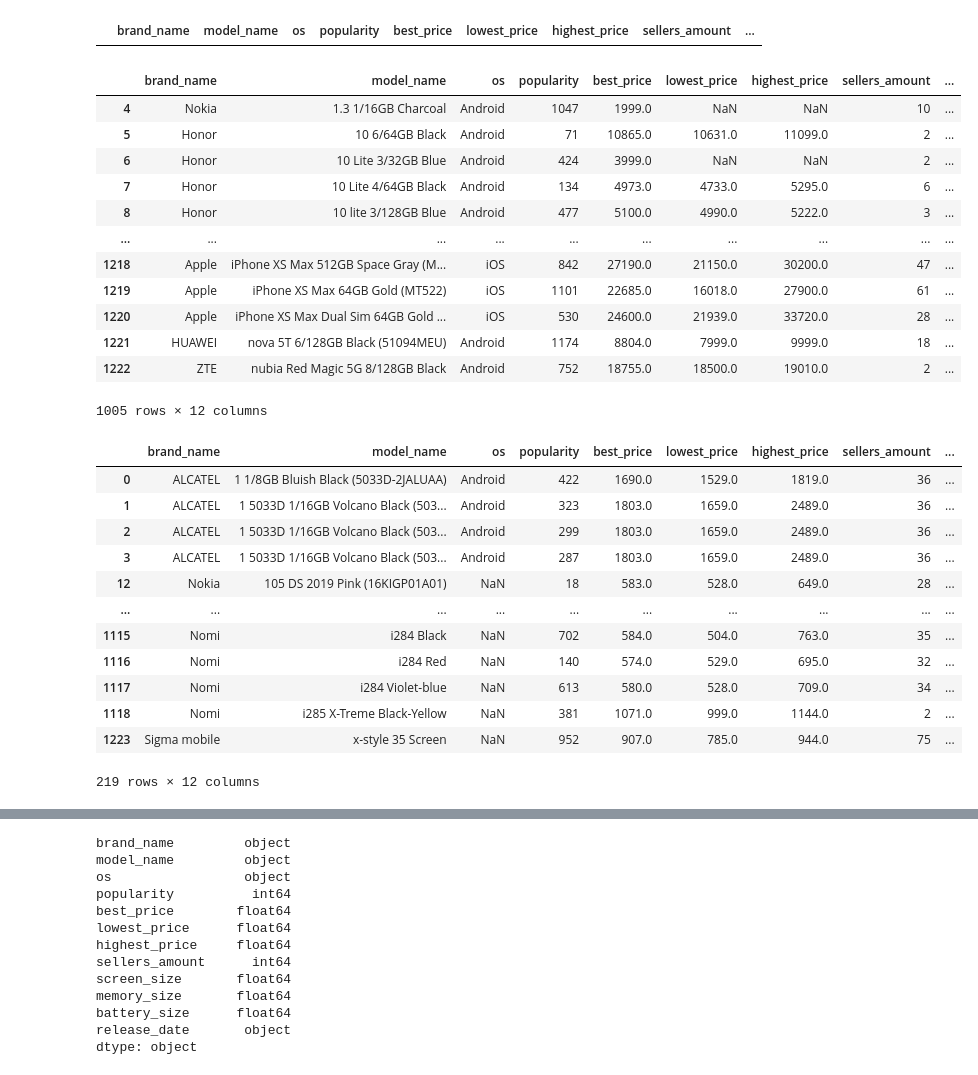
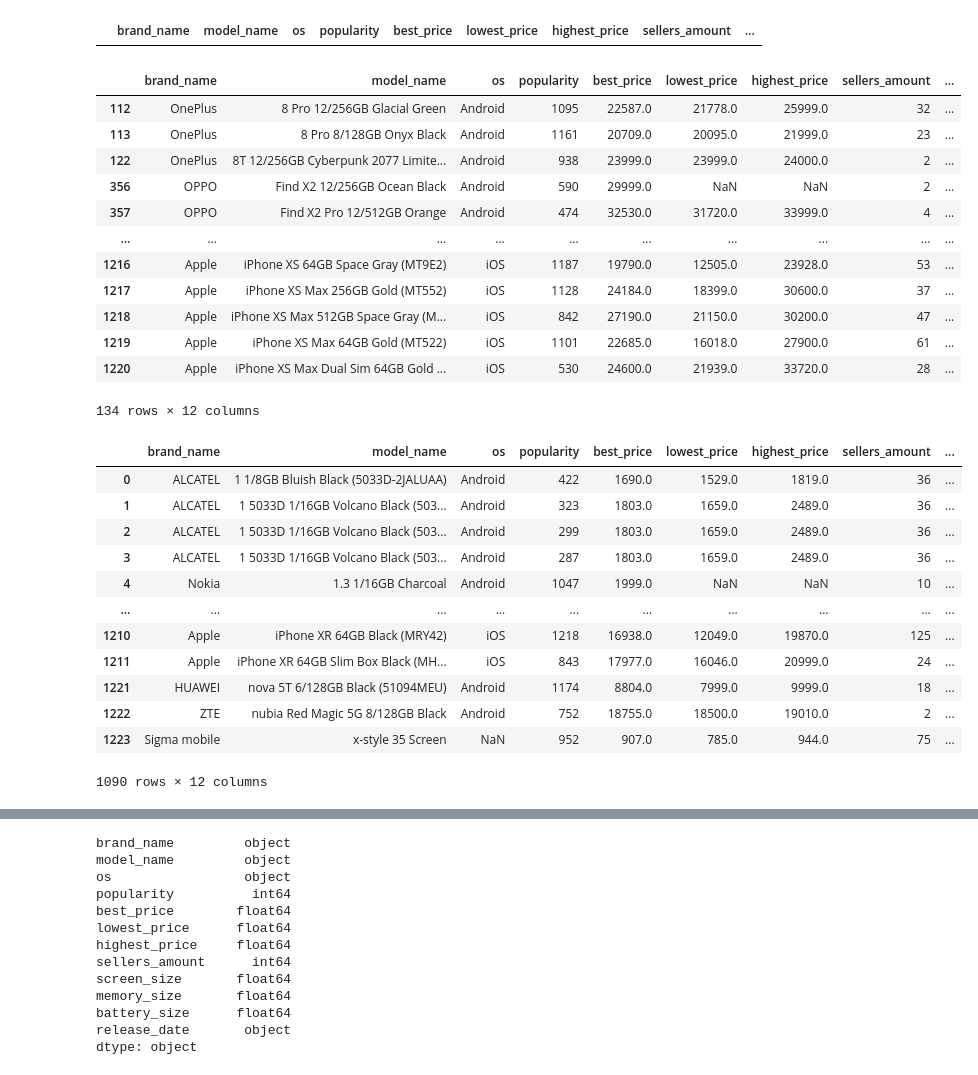
Before and after one commit to KhadijahMohamedAbd/Mobile_phones_Project, a Jupyter notebook: Mobile_Phones_Project.ipynb, the cells around one changed output, grey strips where cells are left out. Saved outputs shown, nothing was run; the diff lists cells and outputs as text; code cells hidden in the pictures.

```diff
--- a/Mobile_Phones_Project.ipynb
+++ b/Mobile_Phones_Project.ipynb
@@ -86,29 +86,29 @@ Pop_outlier
 # %%
 #best_price_Outliers
 best_price_Q1=df['best_price'].quantile(0.25)
 best_price_Q3=df['best_price'].quantile(0.75)
 best_price_IQR = best_price_Q3 - best_price_Q1
 best_price_upper = best_price_Q3 + best_price_IQR*1.5
 best_price_lower = best_price_Q1 - best_price_IQR*1.5
-best_price_outlier = df[(df['best_price']>Pop_upper)|(df['best_price']<Pop_lower)]
+best_price_outlier = df[(df['best_price']>best_price_upper)|(df['best_price']<best_price_lower)]
 best_price_outlier
 # %% [output]
 |  | brand_name | model_name | os | popularity | best_price | lowest_price | highest_price | sellers_amount | ... |
-| 4 | Nokia | 1.3 1/16GB Charcoal | Android | 1047 | 1999.0 | NaN | NaN | 10 | ... |
-| 5 | Honor | 10 6/64GB Black | Android | 71 | 10865.0 | 10631.0 | 11099.0 | 2 | ... |
-| 6 | Honor | 10 Lite 3/32GB Blue | Android | 424 | 3999.0 | NaN | NaN | 2 | ... |
-| 7 | Honor | 10 Lite 4/64GB Black | Android | 134 | 4973.0 | 4733.0 | 5295.0 | 6 | ... |
-| 8 | Honor | 10 lite 3/128GB Blue | Android | 477 | 5100.0 | 4990.0 | 5222.0 | 3 | ... |
+| 112 | OnePlus | 8 Pro 12/256GB Glacial Green | Android | 1095 | 22587.0 | 21778.0 | 25999.0 | 32 | ... |
+| 113 | OnePlus | 8 Pro 8/128GB Onyx Black | Android | 1161 | 20709.0 | 20095.0 | 21999.0 | 23 | ... |
+| 122 | OnePlus | 8T 12/256GB Cyberpunk 2077 Limite... | Android | 938 | 23999.0 | 23999.0 | 24000.0 | 2 | ... |
+| 356 | OPPO | Find X2 12/256GB Ocean Black | Android | 590 | 29999.0 | NaN | NaN | 2 | ... |
+| 357 | OPPO | Find X2 Pro 12/512GB Orange | Android | 474 | 32530.0 | 31720.0 | 33999.0 | 4 | ... |
 | ... | ... | ... | ... | ... | ... | ... | ... | ... | ... |
+| 1216 | Apple | iPhone XS 64GB Space Gray (MT9E2) | iOS | 1187 | 19790.0 | 12505.0 | 23928.0 | 53 | ... |
+| 1217 | Apple | iPhone XS Max 256GB Gold (MT552) | iOS | 1128 | 24184.0 | 18399.0 | 30600.0 | 37 | ... |
 | 1218 | Apple | iPhone XS Max 512GB Space Gray (M... | iOS | 842 | 27190.0 | 21150.0 | 30200.0 | 47 | ... |
 | 1219 | Apple | iPhone XS Max 64GB Gold (MT522) | iOS | 1101 | 22685.0 | 16018.0 | 27900.0 | 61 | ... |
 | 1220 | Apple | iPhone XS Max Dual Sim 64GB Gold ... | iOS | 530 | 24600.0 | 21939.0 | 33720.0 | 28 | ... |
-| 1221 | HUAWEI | nova 5T 6/128GB Black (51094MEU) | Android | 1174 | 8804.0 | 7999.0 | 9999.0 | 18 | ... |
-| 1222 | ZTE | nubia Red Magic 5G 8/128GB Black | Android | 752 | 18755.0 | 18500.0 | 19010.0 | 2 | ... |
-1005 rows × 12 columns
+134 rows × 12 columns
 # %%
 #removing_best_price _outlier
-df=df[~(df['best_price']>Pop_upper)|(df['best_price']<Pop_lower)]
+df=df[~(df['best_price']>best_price_upper)|(df['best_price']<best_price_lower)]
 df
 # %% [output]
 |  | brand_name | model_name | os | popularity | best_price | lowest_price | highest_price | sellers_amount | ... |
@@ -116,14 +116,14 @@ df
 | 1 | ALCATEL | 1 5033D 1/16GB Volcano Black (503... | Android | 323 | 1803.0 | 1659.0 | 2489.0 | 36 | ... |
 | 2 | ALCATEL | 1 5033D 1/16GB Volcano Black (503... | Android | 299 | 1803.0 | 1659.0 | 2489.0 | 36 | ... |
 | 3 | ALCATEL | 1 5033D 1/16GB Volcano Black (503... | Android | 287 | 1803.0 | 1659.0 | 2489.0 | 36 | ... |
-| 12 | Nokia | 105 DS 2019 Pink (16KIGP01A01) | NaN | 18 | 583.0 | 528.0 | 649.0 | 28 | ... |
+| 4 | Nokia | 1.3 1/16GB Charcoal | Android | 1047 | 1999.0 | NaN | NaN | 10 | ... |
 | ... | ... | ... | ... | ... | ... | ... | ... | ... | ... |
-| 1115 | Nomi | i284 Black | NaN | 702 | 584.0 | 504.0 | 763.0 | 35 | ... |
-| 1116 | Nomi | i284 Red | NaN | 140 | 574.0 | 529.0 | 695.0 | 32 | ... |
-| 1117 | Nomi | i284 Violet-blue | NaN | 613 | 580.0 | 528.0 | 709.0 | 34 | ... |
-| 1118 | Nomi | i285 X-Treme Black-Yellow | NaN | 381 | 1071.0 | 999.0 | 1144.0 | 2 | ... |
+| 1210 | Apple | iPhone XR 64GB Black (MRY42) | iOS | 1218 | 16938.0 | 12049.0 | 19870.0 | 125 | ... |
+| 1211 | Apple | iPhone XR 64GB Slim Box Black (MH... | iOS | 843 | 17977.0 | 16046.0 | 20999.0 | 24 | ... |
+| 1221 | HUAWEI | nova 5T 6/128GB Black (51094MEU) | Android | 1174 | 8804.0 | 7999.0 | 9999.0 | 18 | ... |
+| 1222 | ZTE | nubia Red Magic 5G 8/128GB Black | Android | 752 | 18755.0 | 18500.0 | 19010.0 | 2 | ... |
 | 1223 | Sigma mobile | x-style 35 Screen | NaN | 952 | 907.0 | 785.0 | 944.0 | 75 | ... |
-219 rows × 12 columns
+1090 rows × 12 columns
 # %%
 #best_price_Outliers
 sellers_amount_Q1=df['sellers_amount'].quantile(0.25)
```
Also changed, not shown: parts of 60 cells of this notebook, 1 other file.
